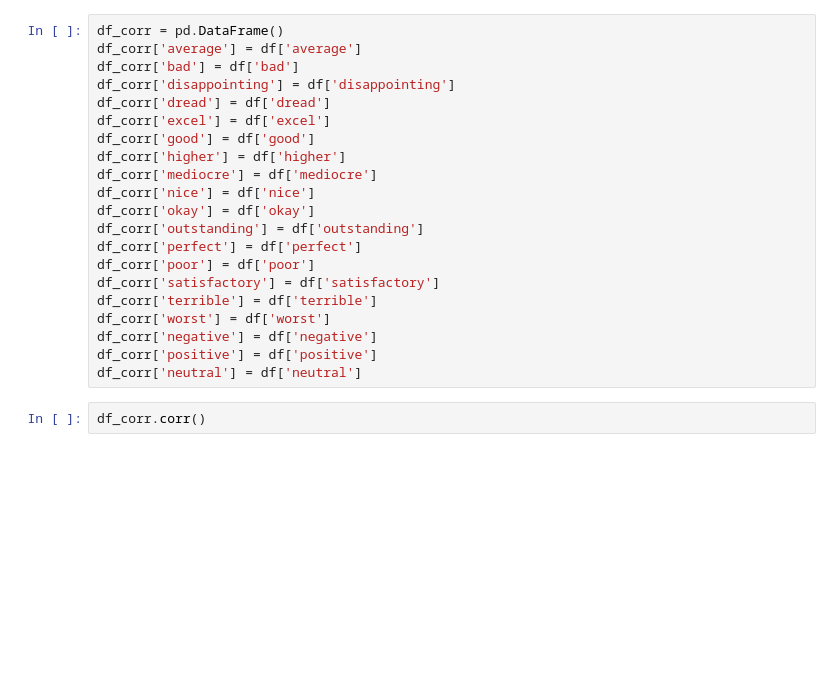
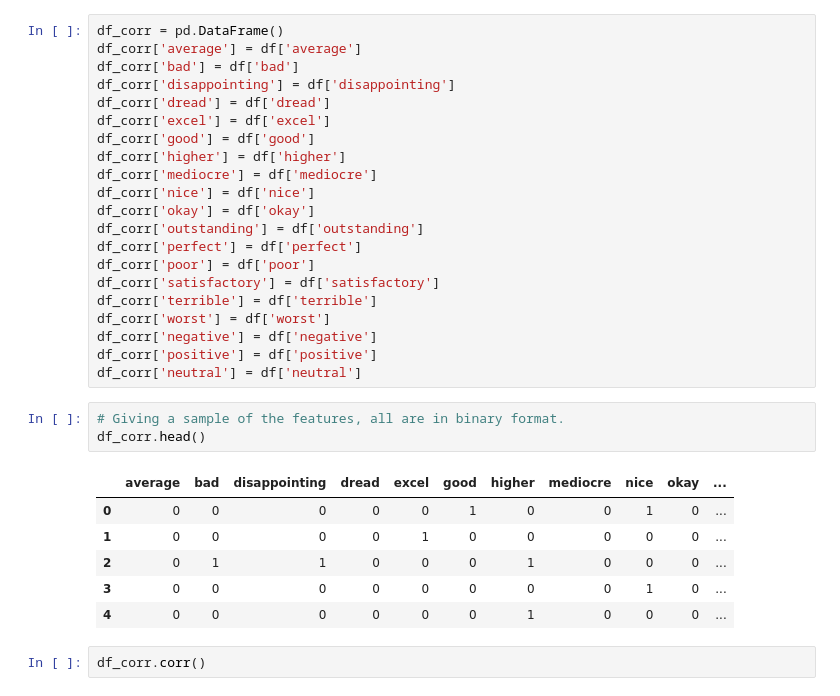
Before and after one commit to shreyasramachandran/ZenDutyMLChallenge, a Jupyter notebook: Machine Learning Challenge.ipynb, the cells around one changed output. Cells and saved outputs as stored; diff of their text form; blank space fills up the shorter version.

```diff
--- a/Machine Learning Challenge.ipynb
+++ b/Machine Learning Challenge.ipynb
@@ -294,6 +329,16 @@ df_corr['worst'] = df['worst']
 df_corr['negative'] = df['negative']
 df_corr['positive'] = df['positive']
 df_corr['neutral'] = df['neutral']
+# %%
+# Giving a sample of the features, all are in binary format.
+df_corr.head()
+# %% [output]
+|  | average | bad | disappointing | dread | excel | good | higher | mediocre | nice | okay | ... |
+| 0 | 0 | 0 | 0 | 0 | 0 | 1 | 0 | 0 | 1 | 0 | ... |
+| 1 | 0 | 0 | 0 | 0 | 1 | 0 | 0 | 0 | 0 | 0 | ... |
+| 2 | 0 | 1 | 1 | 0 | 0 | 0 | 1 | 0 | 0 | 0 | ... |
+| 3 | 0 | 0 | 0 | 0 | 0 | 0 | 0 | 0 | 1 | 0 | ... |
+| 4 | 0 | 0 | 0 | 0 | 0 | 0 | 1 | 0 | 0 | 0 | ... |
 # %%
 df_corr.corr()
 # %% [output]
```
Also changed, not shown: parts of 6 cells of this notebook.
